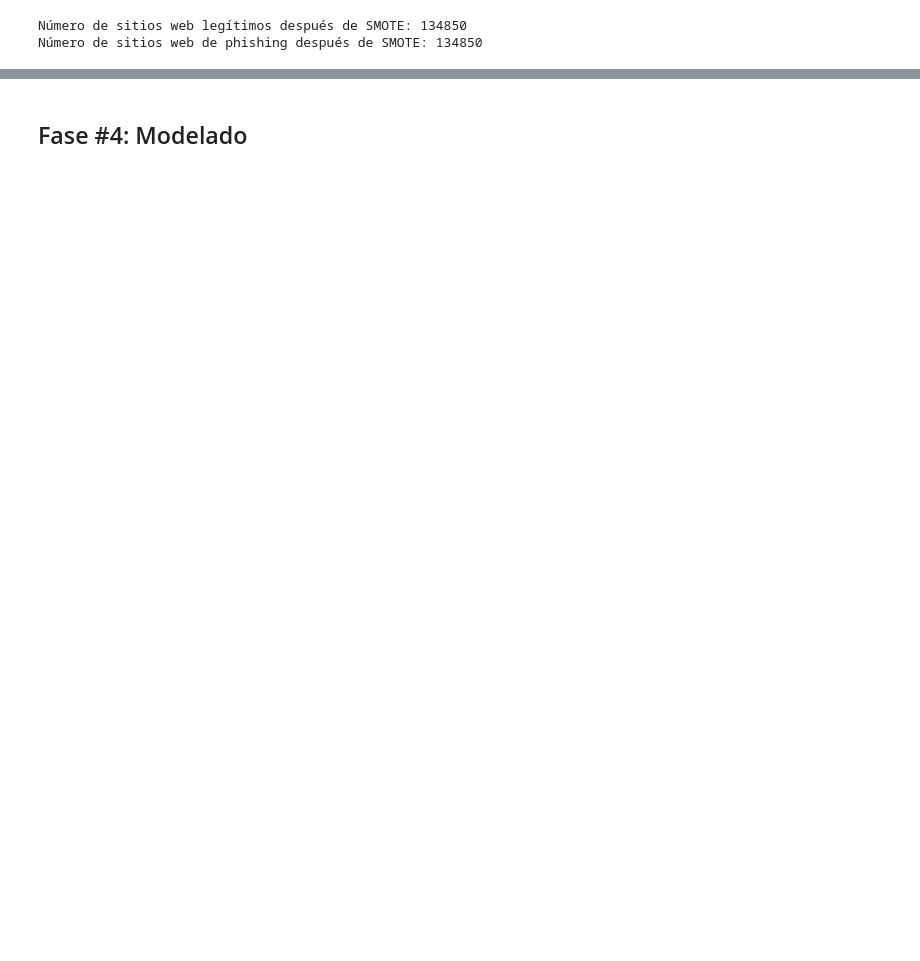
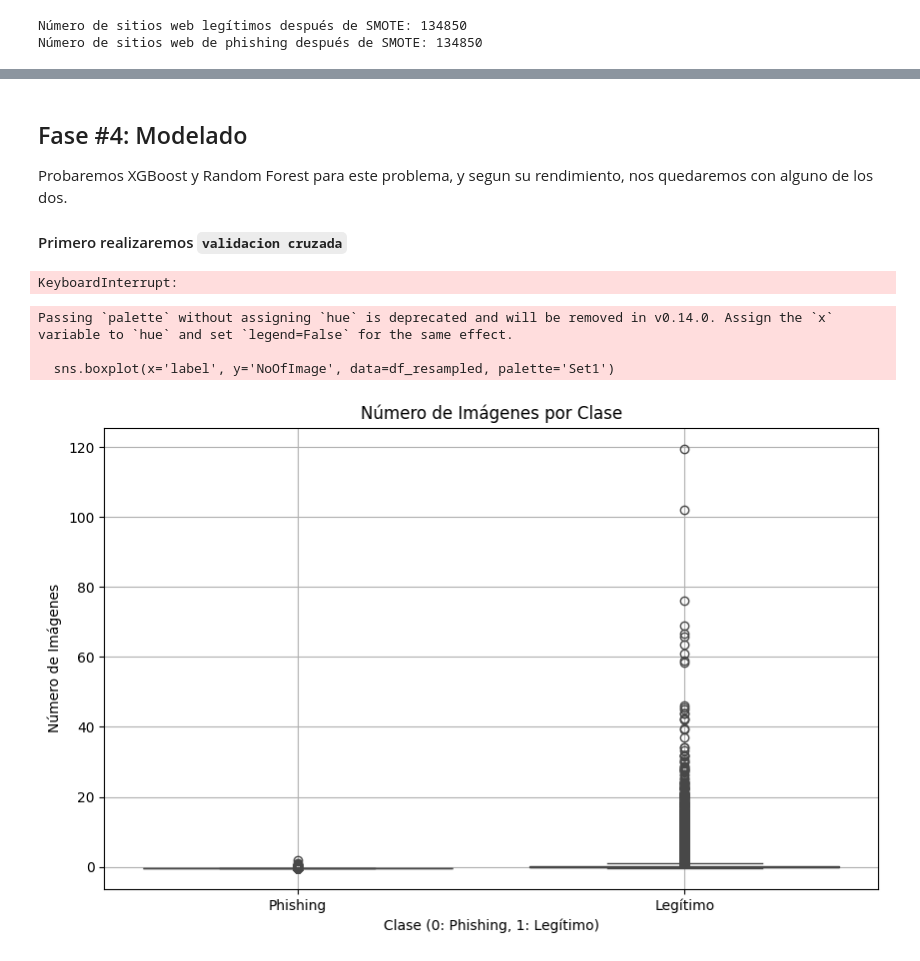
Before and after one commit to SpecTr03/CRISP-DM-Project, a Jupyter notebook: analysis.ipynb, the cells around one changed output, grey strips where cells are left out. Drawn from its saved outputs; the diff is of its cells as text; code cells hidden in the pictures; blank space fills up the shorter version.

```diff
--- a/analysis.ipynb
+++ b/analysis.ipynb
@@ -254,2 +276,60 @@ plt.show()
 # %% [markdown]
 ## Fase #4: Modelado
+Probaremos XGBoost y Random Forest para este problema, y segun su rendimiento, nos quedaremos con alguno de los dos.
+#### Primero realizaremos `validacion cruzada`
+# %%
+X = df_resampled.drop('label', axis=1)
+y = df_resampled['label']
+
+param_grid = {
+    'n_estimators': [100, 200, 300],
+    'max_depth': [None, 10, 20],
+    'min_samples_split': [2, 5, 10],
+    'min_samples_leaf': [1, 2, 4],
+    'max_features': ['sqrt', 'log2'],
+    'bootstrap': [True, False]
+}
+
+rf = RandomForestClassifier(random_state=42)
+
+skf = StratifiedKFold(n_splits=5, shuffle=True, random_state=42)
+
+grid_search = GridSearchCV(estimator=rf, param_grid=param_grid, cv=skf, scoring='accuracy', n_jobs=-1)
+
+grid_search.fit(X, y)
+print("Mejor combinación de hiperparámetros:", grid_search.best_params_)
+print("Mejor score de validación cruzada:", grid_search.best_score_)
+
+scores = cross_val_score(RandomForestClassifier(random_state=42), X, y, cv=skf, scoring='accuracy')
+print(f"Scores: {scores}")
+print(f"Mean accuracy: {scores.mean():.3f} (+/- {scores.std() * 2:.3f})")
+
+# Graficamos la importancia de las características para Random Forest
+plt.figure(figsize=(12, 8))
+importances = RandomForestClassifier(random_state=42).fit(X, y).feature_importances_
+feature_names = X.columns
+indices = np.argsort(importances)[::-1]
+plt.bar(range(len(importances)), importances[indices], align='center')
+plt.xticks(range(len(importances)), feature_names[indices], rotation=90)
+plt.title('Importancia de las Características - Random Forest')
+plt.xlabel('Características')
+plt.ylabel('Importancia')
+plt.tight_layout()
+plt.show()
+# %% [output]
+KeyboardInterrupt:
+# %%
+# Diferencia entre el numero de imagenes de phishing y legítimas
+plt.figure(figsize=(10, 6))
+sns.boxplot(x='label', y='NoOfImage', data=df_resampled, palette='Set1')
+plt.title('Número de Imágenes por Clase')
+plt.xlabel('Clase (0: Phishing, 1: Legítimo)')
+plt.ylabel('Número de Imágenes')
+plt.xticks([0, 1], ['Phishing', 'Legítimo'])
+plt.grid()
+plt.show()
+# %% [output]
+Passing `palette` without assigning `hue` is deprecated and will be removed in v0.14.0. Assign the `x` variable to `hue` and set `legend=False` for the same effect.
+
+  sns.boxplot(x='label', y='NoOfImage', data=df_resampled, palette='Set1')
+[figure, added]
```
Also changed, not shown: parts of 3 cells of this notebook.
